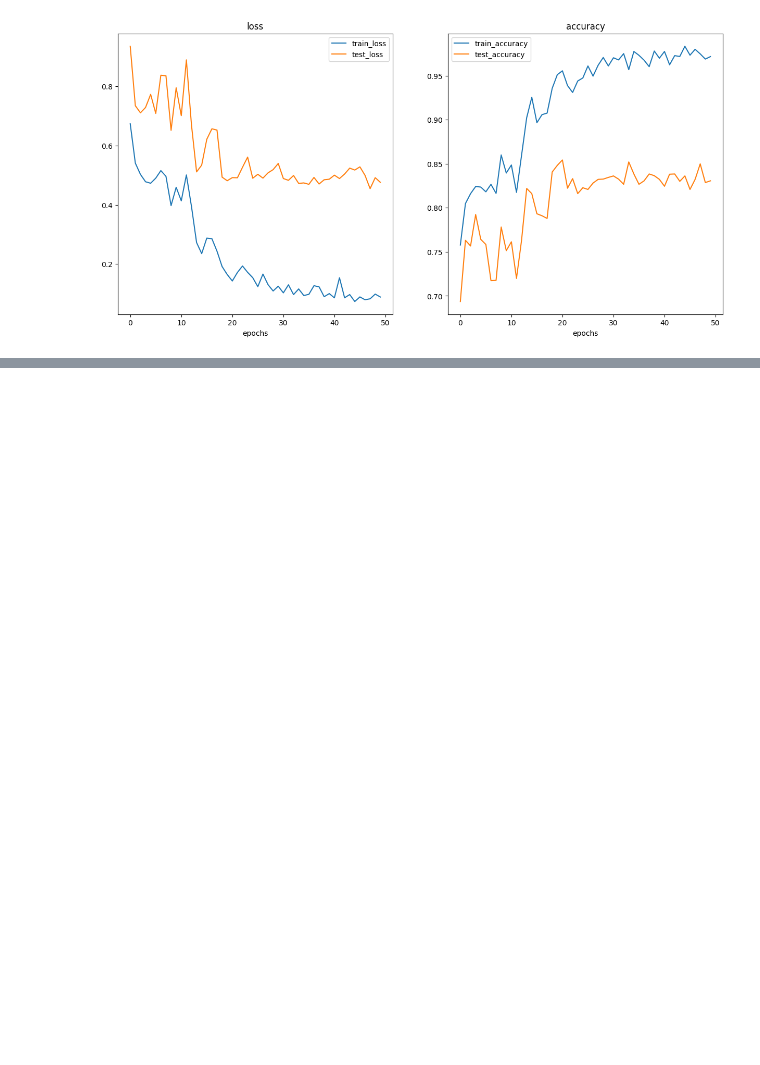
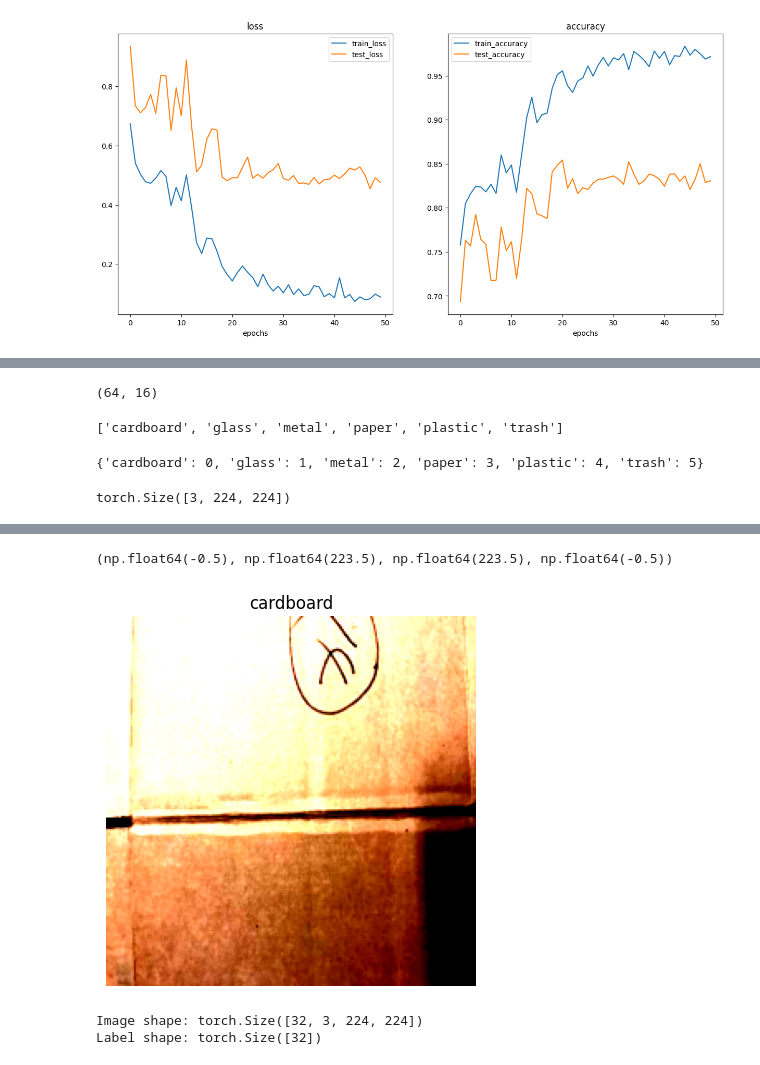
Before and after one commit to L3m1K0uad10/WasteSortingModel, a Jupyter notebook: Waste_classifier_building_pipeline.ipynb, the cells around one changed output, grey strips where cells are left out. Drawn from its saved outputs; the diff is of its cells as text; code cells hidden in the pictures; blank space fills up the shorter version.

```diff
--- a/Waste_classifier_building_pipeline.ipynb
+++ b/Waste_classifier_building_pipeline.ipynb
@@ -658,0 +915,18 @@ plot_loss_curves(results)
+# %%
+data_transform = transforms.Compose([
+    transforms.Resize((224, 224)), # ResNet expects 224x224
+    transforms.RandomHorizontalFlip(p = 0.5),
+    transforms.ToTensor(),
+    transforms.Normalize(mean=[0.485, 0.456, 0.406], std=[0.229, 0.224, 0.225])
+])
+# %%
+train_data = datasets.ImageFolder(
+    root = "data/split_data/train",
+    transform = data_transform,
+    target_transform = None
+)
+
+test_data = datasets.ImageFolder(
+    root = "data/split_data/test",
+    transform = data_transform,
+)
@@ -658,0 +947,25 @@ plot_loss_curves(results)
+# %%
+len(train_dataloader), len(test_dataloader)
+# %% [output]
+(64, 16)
+# %%
+class_names = train_data.classes
+class_names
+# %% [output]
+['cardboard', 'glass', 'metal', 'paper', 'plastic', 'trash']
+# %%
+class_dict = train_data.class_to_idx
+class_dict
+# %% [output]
+{'cardboard': 0, 'glass': 1, 'metal': 2, 'paper': 3, 'plastic': 4, 'trash': 5}
+# %%
+img, label = train_data[0][0], train_data[0][1]
+# %%
+img.shape
+# %% [output]
+torch.Size([3, 224, 224])
+# %%
+plt.imshow(img.permute(1, 2, 0))
+plt.title(class_names[label])
+plt.axis(False)
+# %% [output]
@@ -658,0 +973,9 @@ plot_loss_curves(results)
+(np.float64(-0.5), np.float64(223.5), np.float64(223.5), np.float64(-0.5))
+[figure, added]
+# %%
+img, label = next(iter(train_dataloader))
+print(f"Image shape: {img.shape}")
+print(f"Label shape: {label.shape}")
+# %% [output]
+Image shape: torch.Size([32, 3, 224, 224])
+Label shape: torch.Size([32])
```
Also changed, not shown: parts of 33 cells of this notebook.
